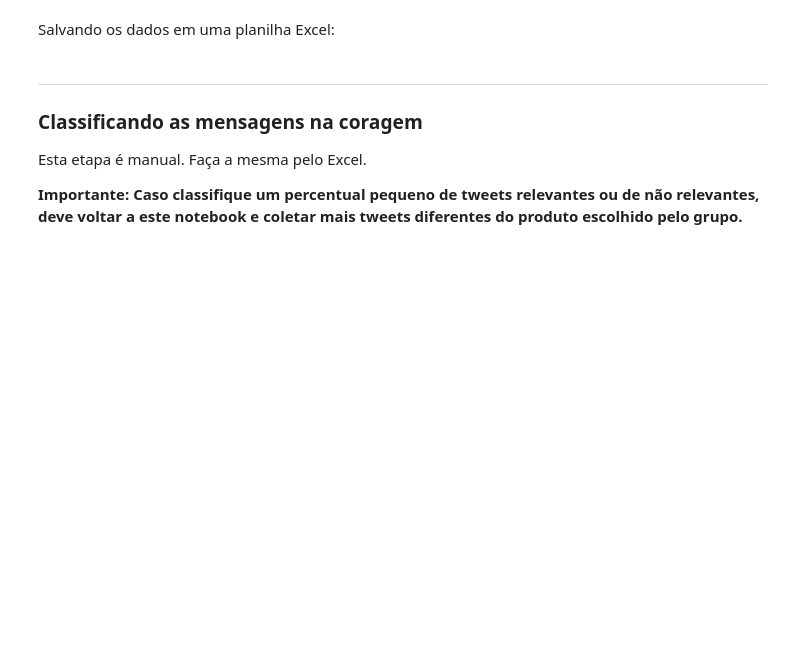
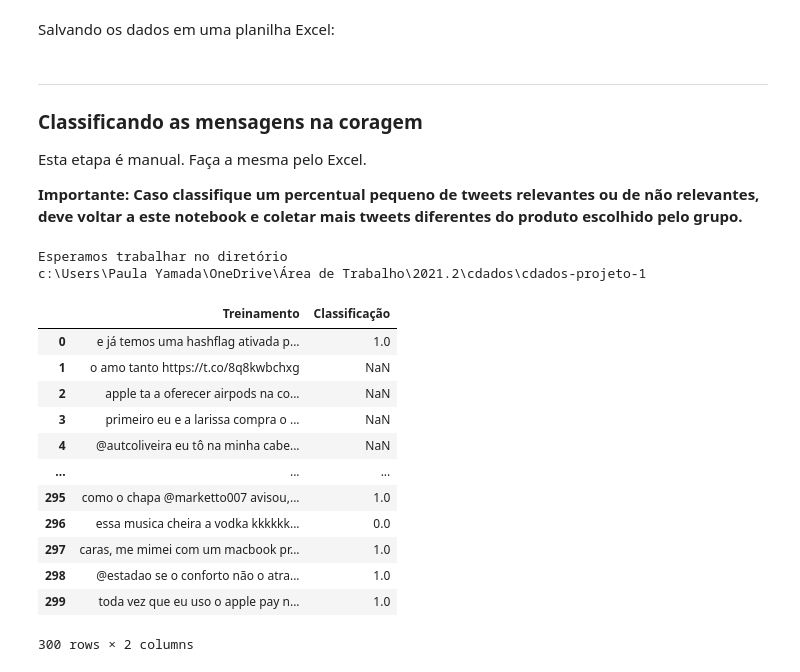
Before and after one commit to kadu-ymd/cdados-projeto-1, a Jupyter notebook: Projeto1_Obtenção_Tweets.ipynb, the cells around one changed output. Saved outputs shown, nothing was run; the diff lists cells and outputs as text; code cells hidden in the pictures; blank space fills up the shorter version.

Commit message:
major excel changes and added codes to analize data when done

```diff
--- a/Projeto1_Obtenção_Tweets.ipynb
+++ b/Projeto1_Obtenção_Tweets.ipynb
@@ -122,0 +118,24 @@ dfi = dft.loc[irrelevante, :]
+# %%
+print('Esperamos trabalhar no diretório')
+print(os.getcwd())
+# %% [output]
+Esperamos trabalhar no diretório
+c:\Users\Paula Yamada\OneDrive\Área de Trabalho\2021.2\cdados\cdados-projeto-1
+# %%
+dft = pd.read_excel('Apple.xlsx', sheet_name='Treinamento')
+# %%
+dft
+# %% [output]
+|  | Treinamento | Classificação |
+| 0 | e já temos uma hashflag ativada p... | 1.0 |
+| 1 | o amo tanto https://t.co/8q8kwbchxg | NaN |
+| 2 | apple ta a oferecer airpods na co... | NaN |
+| 3 | primeiro eu e a larissa compra o ... | NaN |
+| 4 | @autcoliveira eu tô na minha cabe... | NaN |
+| ... | ... | ... |
+| 295 | como o chapa @marketto007 avisou,... | 1.0 |
+| 296 | essa musica cheira a vodka kkkkkk... | 0.0 |
+| 297 | caras, me mimei com um macbook pr... | 1.0 |
+| 298 | @estadao se o conforto não o atra... | 1.0 |
+| 299 | toda vez que eu uso o apple pay n... | 1.0 |
+300 rows × 2 columns
```
Also changed, not shown: parts of 7 cells of this notebook, 1 other file.
